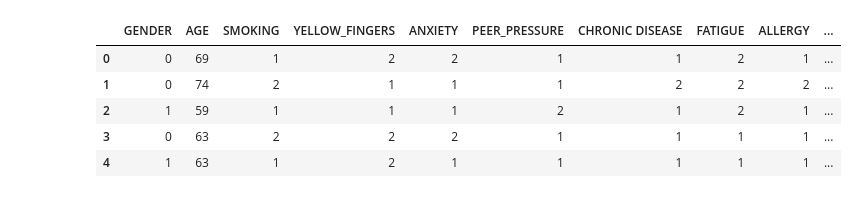
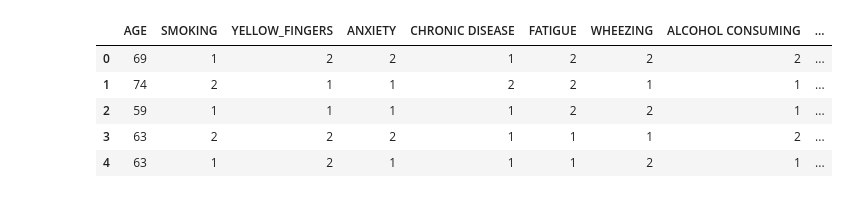
Before and after one commit to github-cweehy/Lung-Cancer-Detection-ML, a Jupyter notebook: lungcancer.ipynb, the cells around one changed output. Cells and saved outputs as stored; diff of their text form; code cells hidden in the pictures.

```diff
--- a/lungcancer.ipynb
+++ b/lungcancer.ipynb
@@ -23,23 +28,25 @@ from sklearn.tree import plot_tree
 # %%
 # Load the dataset
 train = pd.read_csv('data_lung_cancer.csv')
 
 # Encode categorical feature
 train['GENDER'] = train['GENDER'].map({'M':0, 'F':1})
 train['LUNG_CANCER'] = train['LUNG_CANCER'].map({'NO':0, 'YES':1})
 
 # Feature Engineering
 train['CHRONIC_FATIGUE'] = train['CHRONIC DISEASE'] + train['FATIGUE']
 train['COUGH_BREATH'] = train['COUGHING'] + train['SHORTNESS OF BREATH']
 
+train = train.drop(['GENDER', 'ALLERGY', 'PEER_PRESSURE'], axis=1)
+
 # Preview
 train.head()
 # %% [output]
-|  | GENDER | AGE | SMOKING | YELLOW_FINGERS | ANXIETY | PEER_PRESSURE | CHRONIC DISEASE | FATIGUE | ALLERGY | ... |
-| 0 | 0 | 69 | 1 | 2 | 2 | 1 | 1 | 2 | 1 | ... |
-| 1 | 0 | 74 | 2 | 1 | 1 | 1 | 2 | 2 | 2 | ... |
-| 2 | 1 | 59 | 1 | 1 | 1 | 2 | 1 | 2 | 1 | ... |
-| 3 | 0 | 63 | 2 | 2 | 2 | 1 | 1 | 1 | 1 | ... |
-| 4 | 1 | 63 | 1 | 2 | 1 | 1 | 1 | 1 | 1 | ... |
+|  | AGE | SMOKING | YELLOW_FINGERS | ANXIETY | CHRONIC DISEASE | FATIGUE | WHEEZING | ALCOHOL CONSUMING | ... |
+| 0 | 69 | 1 | 2 | 2 | 1 | 2 | 2 | 2 | ... |
+| 1 | 74 | 2 | 1 | 1 | 2 | 2 | 1 | 1 | ... |
+| 2 | 59 | 1 | 1 | 1 | 1 | 2 | 2 | 1 | ... |
+| 3 | 63 | 2 | 2 | 2 | 1 | 1 | 1 | 2 | ... |
+| 4 | 63 | 1 | 2 | 1 | 1 | 1 | 2 | 1 | ... |
 # %%
 # Split dataset - Seprate features and target
```
Also changed, not shown: parts of 8 cells of this notebook.
